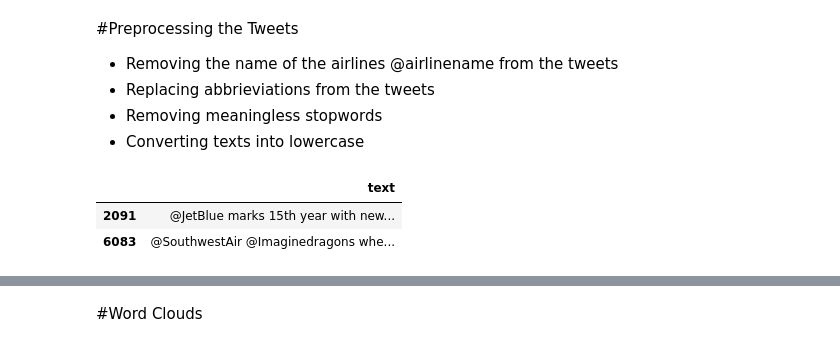
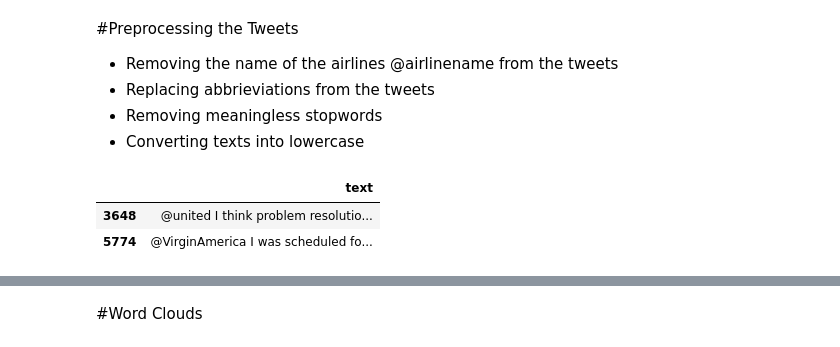
Before and after one commit to anjaliasha123/AirlineTweetClassification, a Jupyter notebook: src/BiLSTMCNNModel.ipynb, the cells around one changed output, grey strips where cells are left out. Saved outputs shown, nothing was run; the diff lists cells and outputs as text; code cells hidden in the pictures.

```diff
--- a/src/BiLSTMCNNModel.ipynb
+++ b/src/BiLSTMCNNModel.ipynb
@@ -89,9 +74,3 @@ batch_size = 100
 
 *   We need to convert y labels into categorical values
 *   We need to convert the
-# %%
-data['LABEL'] = 0
-data.loc[data.airline_sentiment == 'positive', 'LABEL'] = 0
-data.loc[data.airline_sentiment == 'negative', 'LABEL'] = 1
-data.loc[data.airline_sentiment == 'neutral', 'LABEL'] = 2
-print(data['LABEL'][:10])
@@ -172,7 +177,7 @@ print(labels[:10])
 # %%
-X = train_data['text'].to_frame()
+X = data['text'].to_frame()
 X.head(2)
 # %% [output]
 |  | text |
-| 2091 | @JetBlue marks 15th year with new... |
-| 6083 | @SouthwestAir @Imaginedragons whe... |
+| 3648 | @united I think problem resolutio... |
+| 5774 | @VirginAmerica I was scheduled fo... |
```
Also changed, not shown: parts of 48 cells of this notebook.
